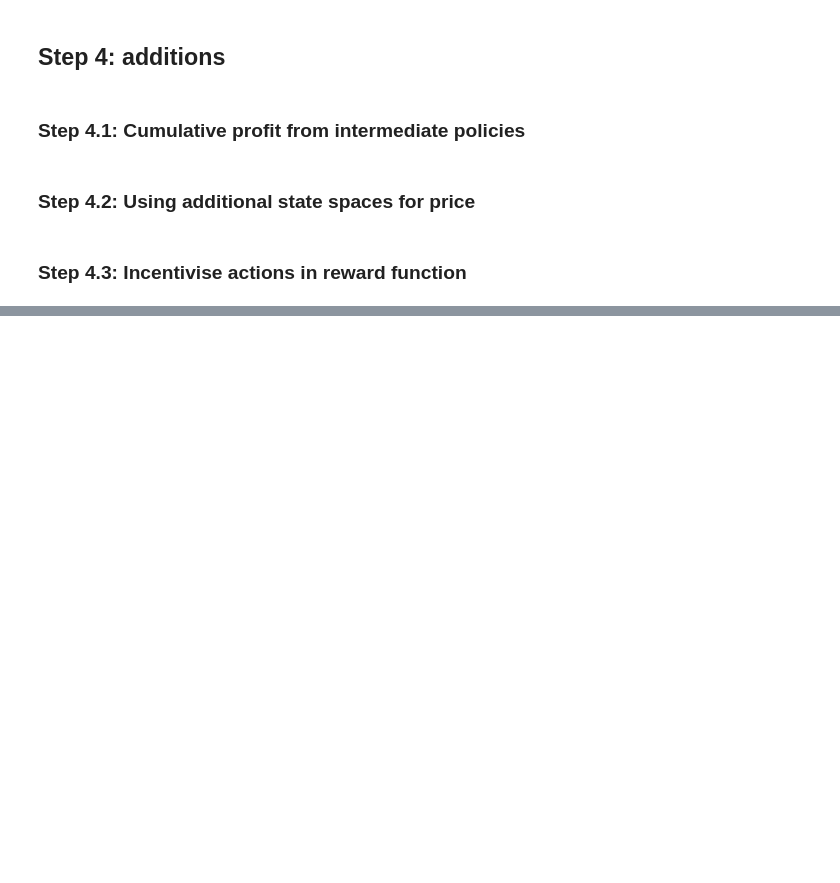
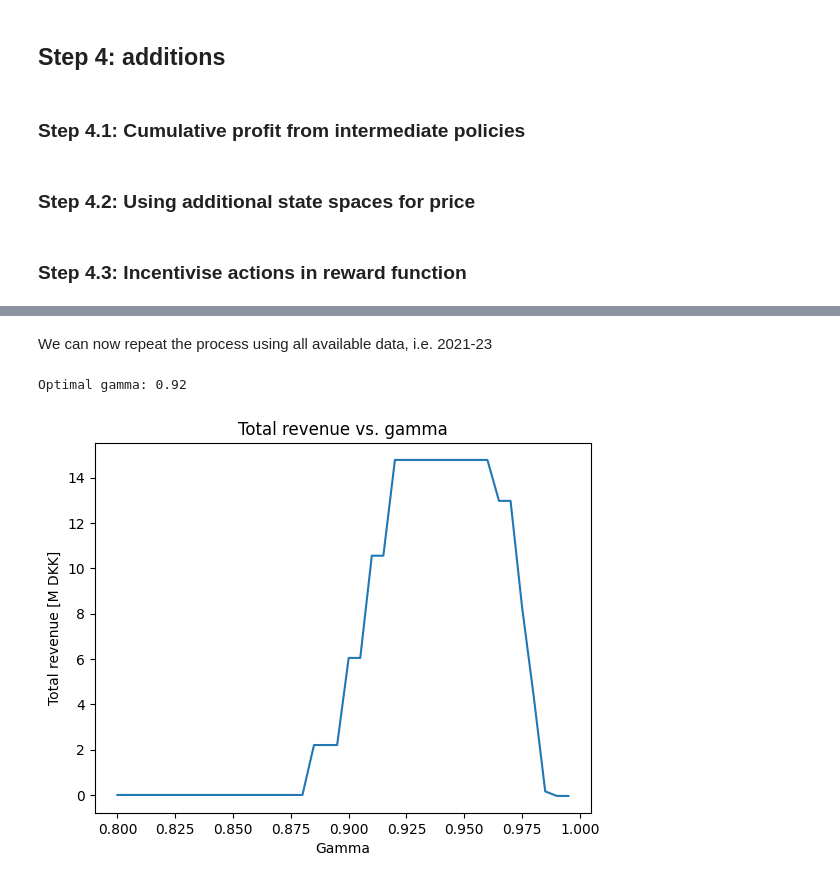
Before and after one commit to JacobSkaarup/46765_assignment3, a Jupyter notebook: main.ipynb, the cells around one changed output, grey strips where cells are left out. Saved outputs shown, nothing was run; the diff lists cells and outputs as text; code cells hidden in the pictures; blank space fills up the shorter version.

```diff
--- a/main.ipynb
+++ b/main.ipynb
@@ -434,0 +472,11 @@ array([['Charge', 'Charge', 'Charge', 'Charge', 'Do nothing'],
+# %%
+price_prop, price_representative, percentiles = price_state(x_train)
+P_ssa_est = P_ssa(price_prop, P_ssa_array)
+
+%timeit V, policy, count, policy_list = policy_iteration(PRICE_STATE, SOC_STATE, ALLOWED_ACTIONS, price_representative, P_ssa_est, gamma=opt_gamma)
+V, policy, count, policy_list = policy_iteration(PRICE_STATE, SOC_STATE, ALLOWED_ACTIONS, price_representative, P_ssa_est, gamma=opt_gamma)
+total_revenue, hourly_revenue = simulate_policy_with_boundaries(x_test, policy, percentiles, PRICE_STATE, SOC_STATE)
+
+print("Converged after", count, "iterations")
+print("Total revenue on test set: ", np.round(total_revenue/1E6,2), "M DKK")
+policy
@@ -434,0 +493,26 @@ array([['Charge', 'Charge', 'Charge', 'Charge', 'Do nothing'],
+# %% [markdown]
+We can now repeat the process using all available data, i.e. 2021-23
+# %%
+prices = df_prices.values
+x_train_train, x_val, x_train, x_test = split_data(prices, n_test=1253)
+price_prop, price_representative, percentiles = price_state(x_train_train)
+P_ssa_est = P_ssa(price_prop, P_ssa_array)
+
+revenues = []
+for gamma in gammas:
+    V, policy, count, policy_list = policy_iteration(PRICE_STATE, SOC_STATE, ALLOWED_ACTIONS, price_representative, P_ssa_est, gamma=gamma)
+    total_revenue, hourly_revenue = simulate_policy_with_boundaries(x_val, policy, percentiles, PRICE_STATE, SOC_STATE)
+    revenues.append(total_revenue/1E6)
+
+opt_gamma = gammas[np.argmax(revenues)] # Find the gamma that maximizes revenue
+print(f"Optimal gamma: {opt_gamma}")
+
+# Plot the total revenue as a function of gamma
+plt.plot(gammas, revenues)
+plt.xlabel("Gamma")
+plt.ylabel("Total revenue [M DKK]")
+plt.title("Total revenue vs. gamma")
+plt.show()
+# %% [output]
+Optimal gamma: 0.92
+[figure, added]
```
Also changed, not shown: parts of 8 cells of this notebook.
